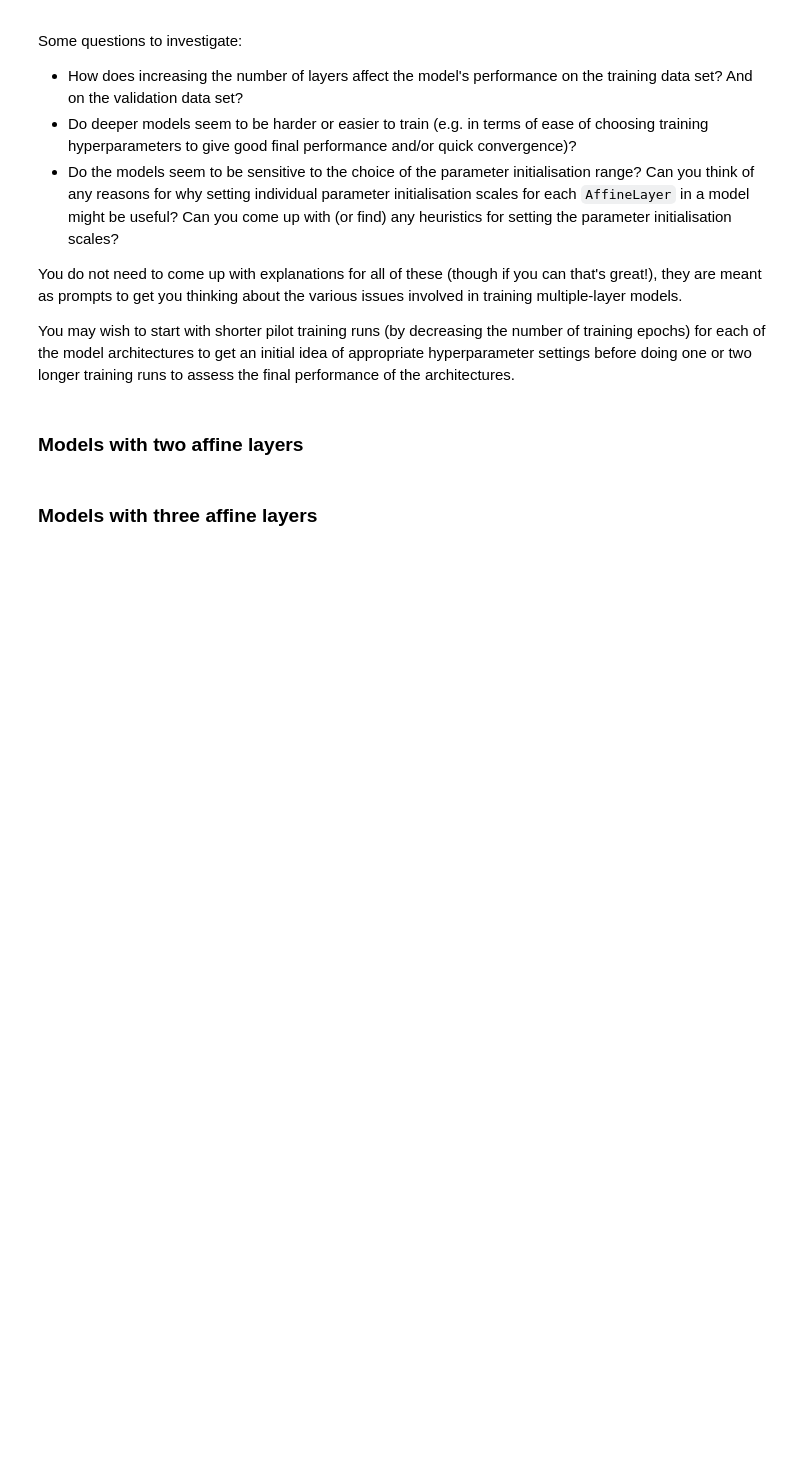
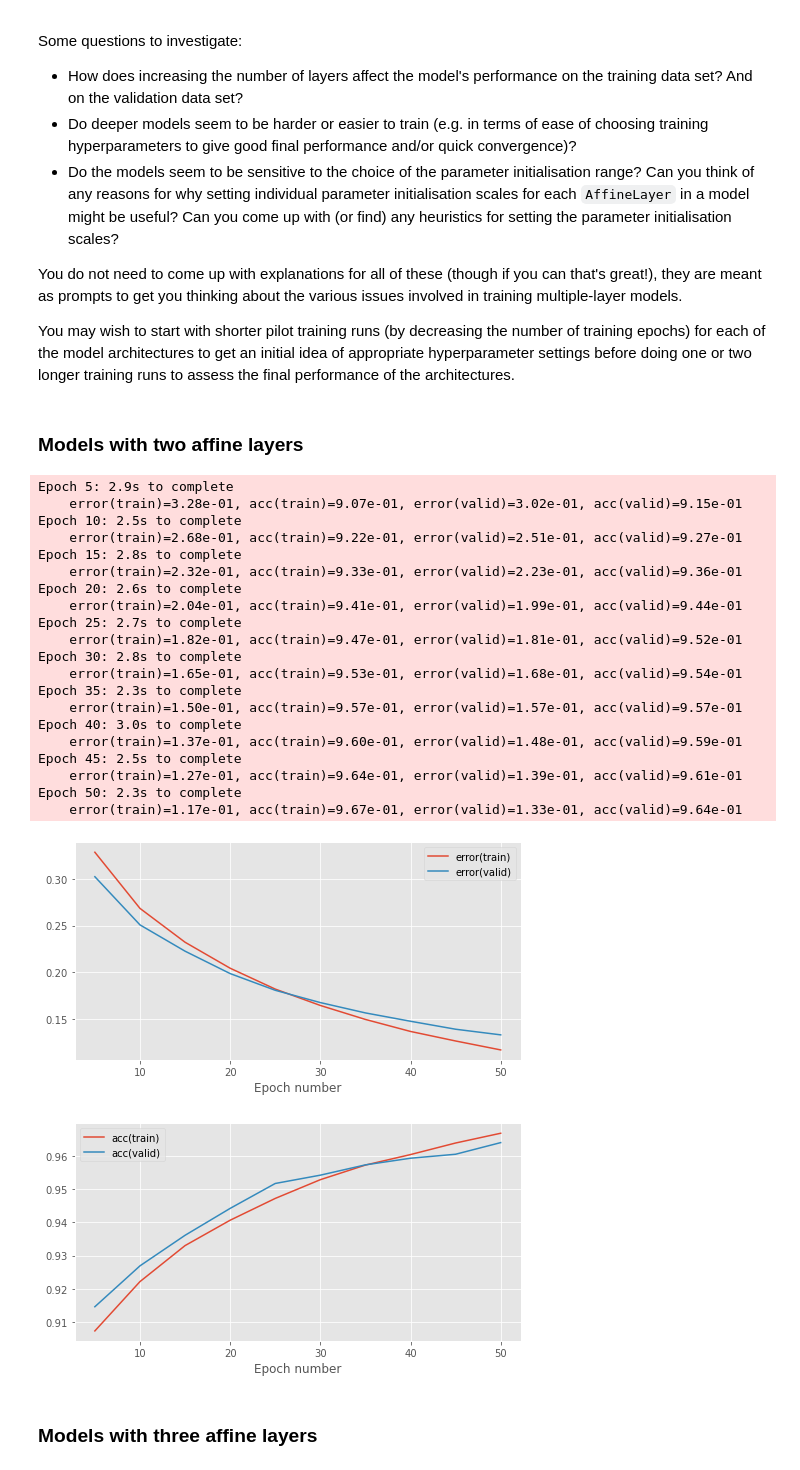
Before and after one commit to KareemAlaa2001/mlpractical-sem1, a Jupyter notebook: notebooks/03_Multiple_layer_models.ipynb, the cells around one changed output. Drawn from its saved outputs; the diff is of its cells as text; code cells hidden in the pictures; blank space fills up the shorter version.

Commit message:
karwata last exercise

```diff
--- a/notebooks/03_Multiple_layer_models.ipynb
+++ b/notebooks/03_Multiple_layer_models.ipynb
@@ -427,5 +526,67 @@ You do not need to come up with explanations for all of these (though if you can
 You may wish to start with shorter pilot training runs (by decreasing the number of training epochs) for each of the model architectures to get an initial idea of appropriate hyperparameter settings before doing one or two longer training runs to assess the final performance of the architectures.
 # %% [markdown]
 ### Models with two affine layers
+# %%
+# Set training run hyperparameters
+batch_size = 128  # number of data points in a batch
+init_scale = 0.1  # scale for random parameter initialisation
+learning_rate = 0.1  # learning rate for gradient descent
+num_epochs = 50  # number of training epochs to perform
+stats_interval = 5  # epoch interval between recording and printing stats
+
+# Reset random number generator and data provider states on each run
+# to ensure reproducibility of results
+rng.seed(seed)
+train_data.reset()
+valid_data.reset()
+
+# Alter data-provider batch size
+train_data.batch_size = batch_size
+valid_data.batch_size = batch_size
+
+# Create a parameter initialiser which will sample random uniform values
+# from [-init_scale, init_scale]
+param_init = UniformInit(-init_scale, init_scale, rng=rng)
+
+layers = [
+    AffineLayer(input_dim, 100),
+    SigmoidLayer(),
+    AffineLayer(100, output_dim)
+]
+
+# create multiple later model with 2 layers (in this case removing the softmax at the end of the last affine layer
+model = MultipleLayerModel(layers)
+
+# Initialise the error object
+error = CrossEntropySoftmaxError()
+
+# Use a basic gradient descent learning rule
+learning_rule = GradientDescentLearningRule(learning_rate=learning_rate)
+
+_ = train_model_and_plot_stats(
+    model, error, learning_rule, train_data, valid_data, num_epochs, stats_interval)
+# %% [output]
+Epoch 5: 2.9s to complete
+    error(train)=3.28e-01, acc(train)=9.07e-01, error(valid)=3.02e-01, acc(valid)=9.15e-01
+Epoch 10: 2.5s to complete
+    error(train)=2.68e-01, acc(train)=9.22e-01, error(valid)=2.51e-01, acc(valid)=9.27e-01
+Epoch 15: 2.8s to complete
+    error(train)=2.32e-01, acc(train)=9.33e-01, error(valid)=2.23e-01, acc(valid)=9.36e-01
+Epoch 20: 2.6s to complete
+    error(train)=2.04e-01, acc(train)=9.41e-01, error(valid)=1.99e-01, acc(valid)=9.44e-01
+Epoch 25: 2.7s to complete
+    error(train)=1.82e-01, acc(train)=9.47e-01, error(valid)=1.81e-01, acc(valid)=9.52e-01
+Epoch 30: 2.8s to complete
+    error(train)=1.65e-01, acc(train)=9.53e-01, error(valid)=1.68e-01, acc(valid)=9.54e-01
+Epoch 35: 2.3s to complete
+    error(train)=1.50e-01, acc(train)=9.57e-01, error(valid)=1.57e-01, acc(valid)=9.57e-01
+Epoch 40: 3.0s to complete
+    error(train)=1.37e-01, acc(train)=9.60e-01, error(valid)=1.48e-01, acc(valid)=9.59e-01
+Epoch 45: 2.5s to complete
+    error(train)=1.27e-01, acc(train)=9.64e-01, error(valid)=1.39e-01, acc(valid)=9.61e-01
+Epoch 50: 2.3s to complete
+    error(train)=1.17e-01, acc(train)=9.67e-01, error(valid)=1.33e-01, acc(valid)=9.64e-01
+[figure, added]
+[figure, added]
 # %% [markdown]
 ### Models with three affine layers
```
Also changed, not shown: parts of 11 cells of this notebook.
